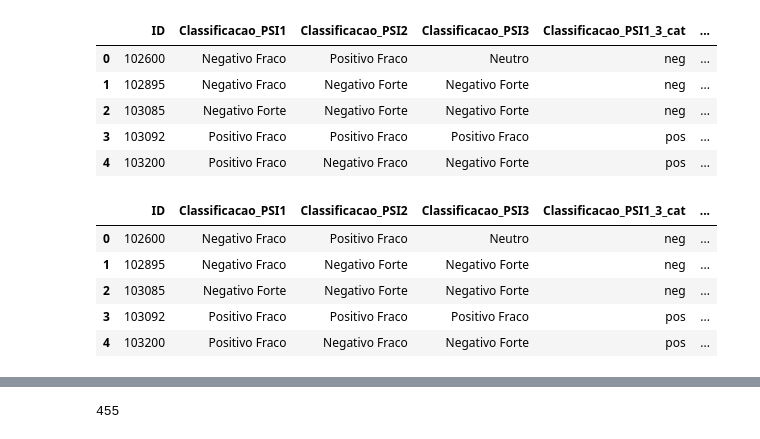
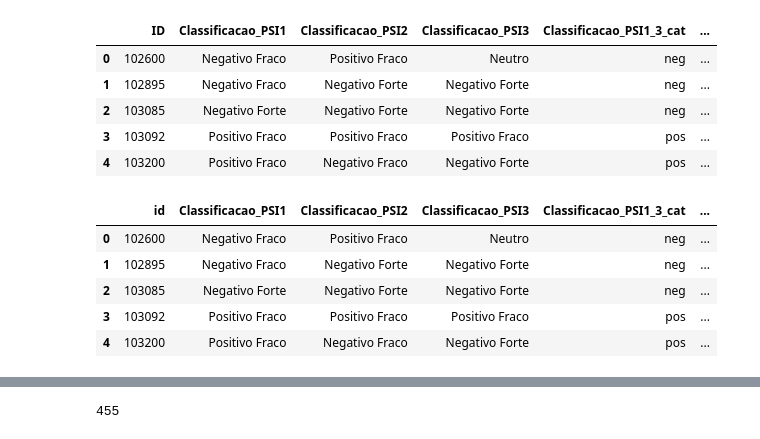
Before and after one commit to leosilva/peerj_computer_science_2022, a Jupyter notebook: Notebooks/Algorithms Statistics - Psycho versus Participants.ipynb, the cells around one changed output, grey strips where cells are left out. Drawn from its saved outputs; the diff is of its cells as text; code cells hidden in the pictures.

```diff
--- a/Notebooks/Algorithms Statistics - Psycho versus Participants.ipynb
+++ b/Notebooks/Algorithms Statistics - Psycho versus Participants.ipynb
@@ -129,22 +136,30 @@ data_psi.head()
 # %%
 # create a list of our conditions
 conditions = [
     (data_psi['Classificacao_PSI3'] == 'Positivo Fraco'),
     (data_psi['Classificacao_PSI3'] == 'Positivo Forte'),
     (data_psi['Classificacao_PSI3'] == 'Neutro'),
     (data_psi['Classificacao_PSI3'] == 'Negativo Fraco'),
     (data_psi['Classificacao_PSI3'] == 'Negativo Forte')
     ]
 
 # create a list of the values we want to assign for each condition
 values = ['pos', 'pos', 'neu', 'neg', 'neg']
 
 # create a new column and use np.select to assign values to it using our lists as arguments
 data_psi['Classificacao_PSI3_3_cat'] = np.select(conditions, values)
 
+data_psi.columns = ['id',
+                    'Classificacao_PSI1',
+                    'Classificacao_PSI2',
+                    'Classificacao_PSI3',
+                    'Classificacao_PSI1_3_cat',
+                    'Classificacao_PSI2_3_cat',
+                    'Classificacao_PSI3_3_cat']
+
 data_psi.head()
 # %% [output]
-|  | ID | Classificacao_PSI1 | Classificacao_PSI2 | Classificacao_PSI3 | Classificacao_PSI1_3_cat | ... |
+|  | id | Classificacao_PSI1 | Classificacao_PSI2 | Classificacao_PSI3 | Classificacao_PSI1_3_cat | ... |
 | 0 | 102600 | Negativo Fraco | Positivo Fraco | Neutro | neg | ... |
 | 1 | 102895 | Negativo Fraco | Negativo Forte | Negativo Forte | neg | ... |
 | 2 | 103085 | Negativo Forte | Negativo Forte | Negativo Forte | neg | ... |
```
Also changed, not shown: parts of 31 cells of this notebook, 2 other files.
